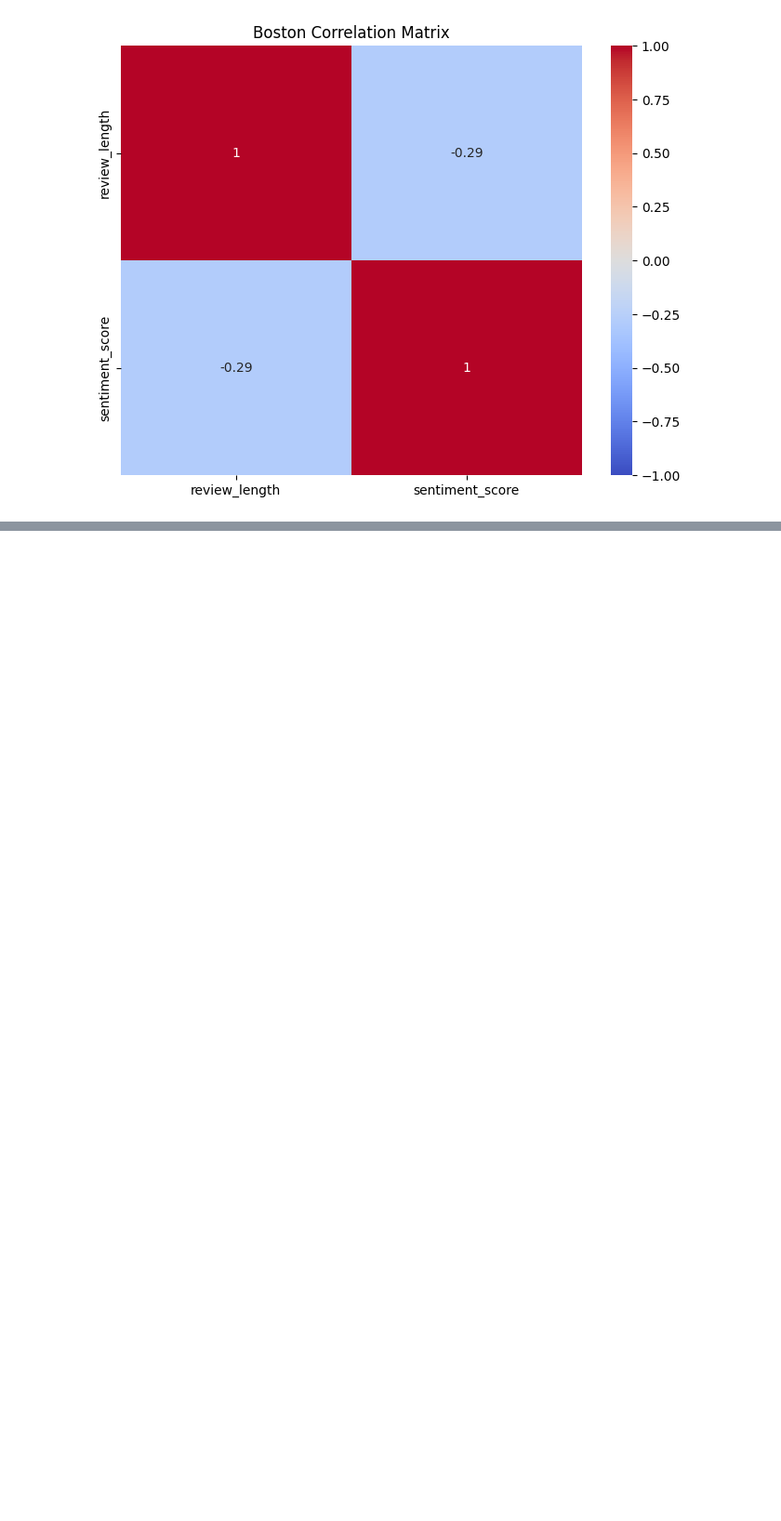
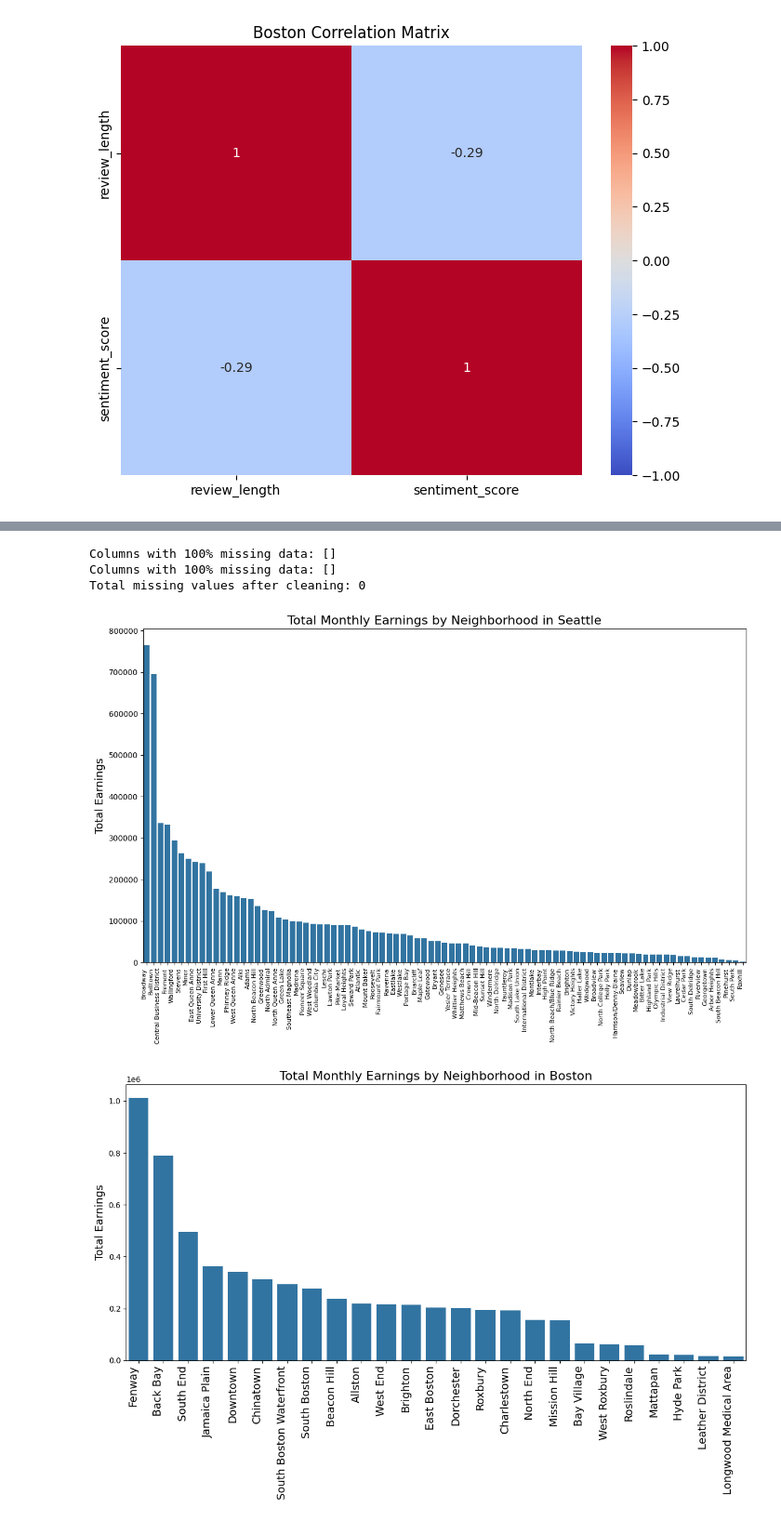
Before and after one commit to Abdualazem/Analysis-Airbnb-Data, a Jupyter notebook: analysis-airbnb-seattle-boston.ipynb, the cells around one changed output, grey strips where cells are left out. Shown at 93% size. Drawn from its saved outputs; the diff is of its cells as text; code cells hidden in the pictures; blank space fills up the shorter version.

Commit message:
Add a comparison between Seattle and Boston

```diff
--- a/analysis-airbnb-seattle-boston.ipynb
+++ b/analysis-airbnb-seattle-boston.ipynb
@@ -277,0 +307,62 @@ plt.show()
+# %%
+df_listings_s = clean_data(df_listings_s)
+df_listings_b = clean_data(df_listings_b)
+
+
+missing_values_count = df_listings_s.isnull().sum().sum()
+print(f"Total missing values after cleaning: {missing_values_count}")
+#df_listings_s.columns
+# %% [output]
+Columns with 100% missing data: []
+Columns with 100% missing data: []
+Total missing values after cleaning: 0
+# %%
+# Prices and fees are likely strings due to currency symbols. Convert them to numeric:
+for col in ['price', 'weekly_price', 'monthly_price', 'security_deposit', 'cleaning_fee', 'extra_people']:
+    df_listings_s[col] = df_listings_s[col].replace('[\$,]', '', regex=True).astype(float)
+    df_listings_b[col] = df_listings_b[col].replace('[\$,]', '', regex=True).astype(float)
+# %%
+df_listings_s['monthly_earnings'] = df_listings_s['price'] * df_listings_s['availability_30']
+df_listings_b['monthly_earnings'] = df_listings_b['price'] * df_listings_b['availability_30']
+# %%
+earnings_s = df_listings_s.groupby('neighbourhood_cleansed')['monthly_earnings'].sum().sort_values(ascending=False)
+earnings_b = df_listings_b.groupby('neighbourhood_cleansed')['monthly_earnings'].sum().sort_values(ascending=False)
+# %%
+#import seaborn as sns
+#import pandas as pd
+
+# Reset the index to prepare for Seaborn plotting
+earnings_df_s = earnings_s.reset_index()
+earnings_df_b = earnings_b.reset_index()
+earnings_df_s.columns = ['Neighborhood', 'Total Earnings']
+earnings_df_b.columns = ['Neighborhood', 'Total Earnings']
+
+# Create a barplot
+plt.figure(figsize=(12, 8))
+sns.barplot(data=earnings_df_s, x='Neighborhood', y='Total Earnings')
+
+# Add labels and title
+plt.title("Total Monthly Earnings by Neighborhood in Seattle", fontsize=16)
+plt.xlabel("", fontsize=14)
+plt.ylabel("Total Earnings", fontsize=14)
+plt.xticks(rotation=90, ha='right', fontsize=8)
+plt.tight_layout()
+plt.savefig('./plots/seattle_earnings_neighborhood.png')
+# Show the plot
+plt.show()
+
+plt.figure(figsize=(12, 8))
+sns.barplot(data=earnings_df_b, x='Neighborhood', y='Total Earnings')
+
+# Add labels and title
+plt.title("Total Monthly Earnings by Neighborhood in Boston", fontsize=16)
+plt.xlabel("", fontsize=14)
+plt.ylabel("Total Earnings", fontsize=14)
+plt.xticks(rotation=90, ha='right', fontsize=14)
+plt.tight_layout()
+plt.savefig('./plots/boston_earnings_neighborhood.png')
+# Show the plot
+plt.show()
+# %% [output]
+[figure, added]
+[figure, added]
```
Also changed, not shown: parts of 11 cells of this notebook, 6 other files.
